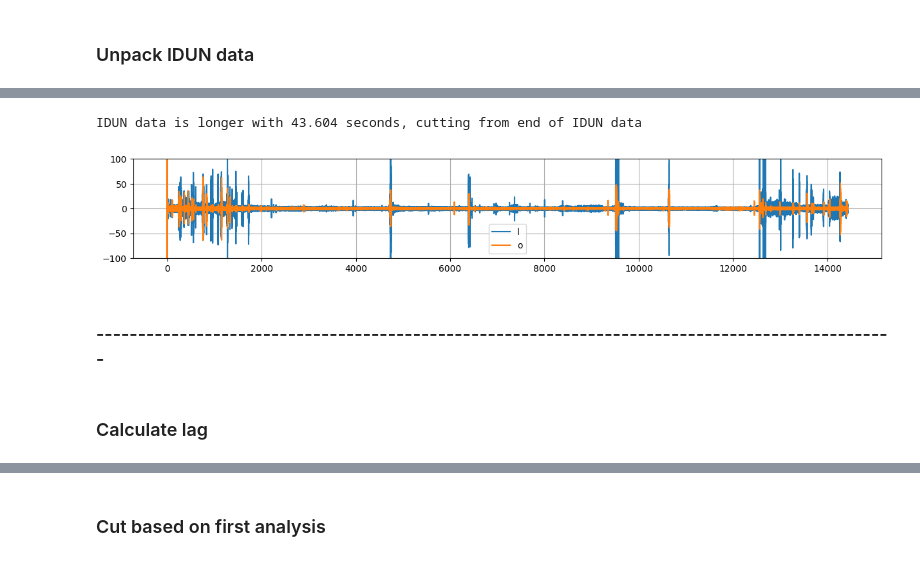
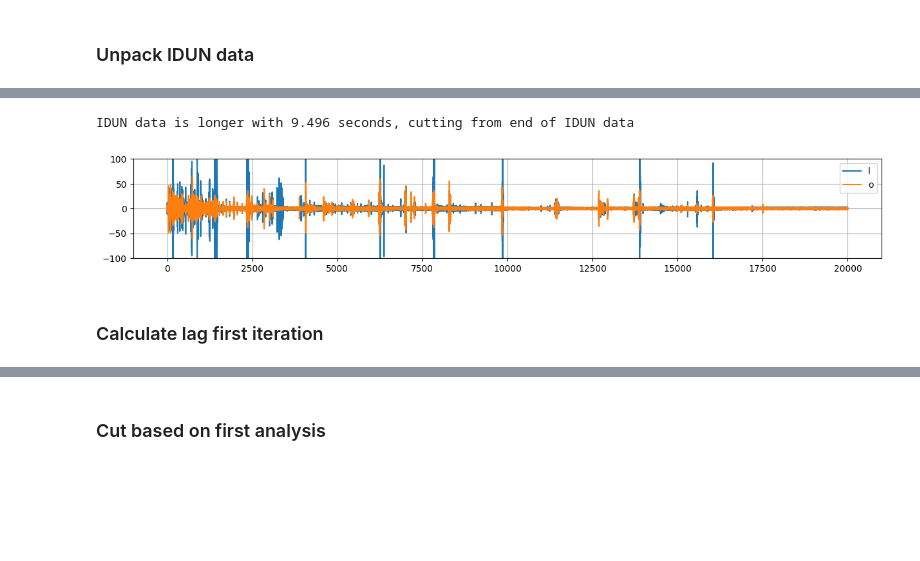
Before and after one commit to iduntech/idn-sync-data, a Jupyter notebook: sync_main.ipynb, the cells around one changed output, grey strips where cells are left out. Drawn from its saved outputs; the diff is of its cells as text; code cells hidden in the pictures; blank space fills up the shorter version.

```diff
--- a/sync_main.ipynb
+++ b/sync_main.ipynb
@@ -151,41 +162,47 @@ plt.show()
 # %%
 # To use the function
 (
-    comparisoneeg_clipped_data,
+    comparison_clipped_data,
     idun_clipped_data,
     idun_base_clipped_data,
-    comparisoneeg_base_clipped_df,
+    comparison_base_clipped_df,
     same_times,
-) = equalize_data_length(
-    comparisoneeg_filtered_data_rs,
+) = sync_start_and_equalize_data_length(
+    comparison_filtered_data_rs,
     idun_filtered_data,
     idun_base_data,
-    comparisoneeg_base_data_df,
-    config,
-    comparisoneeg_time_stamps,
-    idun_time_stamps
+    comparison_base_data_df,
+    comparison_time_stamps,
+    idun_time_stamps,
+    config
 )
 # %% [output]
-IDUN data is longer with 43.604 seconds, cutting from end of IDUN data
+IDUN data is longer with 9.496 seconds, cutting from end of IDUN data
 # %%
 x_start = 0
 range_viz = 20000
 # create indeces from second limits
 x_start_index = int(x_start * config.BASE_SAMPLE_RATE)
 range_viz_index = int(range_viz * config.BASE_SAMPLE_RATE)
 
 
 plt.figure(figsize=(15, 2))
-plt.plot(same_times[x_start_index:x_start_index+range_viz_index], idun_clipped_data[x_start_index:x_start_index+range_viz_index], label="idun")
-plt.plot(same_times[x_start_index:x_start_index+range_viz_index], 0.5 * comparisoneeg_clipped_data[x_start_index:x_start_index+range_viz_index], label=config.DEVICE)
+plt.plot(
+    same_times[x_start_index : x_start_index + range_viz_index],
+    idun_clipped_data[x_start_index : x_start_index + range_viz_index],
+    label="idun",
+)
+plt.plot(
+    same_times[x_start_index : x_start_index + range_viz_index],
+    0.5 * comparison_clipped_data[x_start_index : x_start_index + range_viz_index],
+    label=config.DEVICE,
+)
 plt.legend("lower right")
 plt.ylim(-100, 100)
 plt.grid()
 # %% [output]
-[figure, old version]
+[figure, new version]
-# %% [markdown]
-### ------------------------------------------------------------------------------------------------
 # %% [markdown]
-### Calculate lag
+### Calculate lag first iteration
 # %%
 # extract only the first 1000 seconds
```
Also changed, not shown: parts of 30 cells of this notebook, 2 other files.
